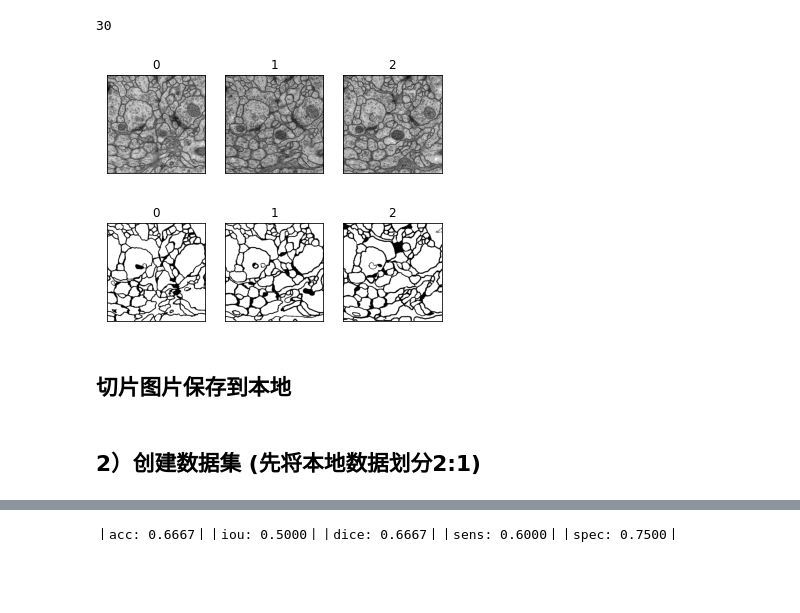
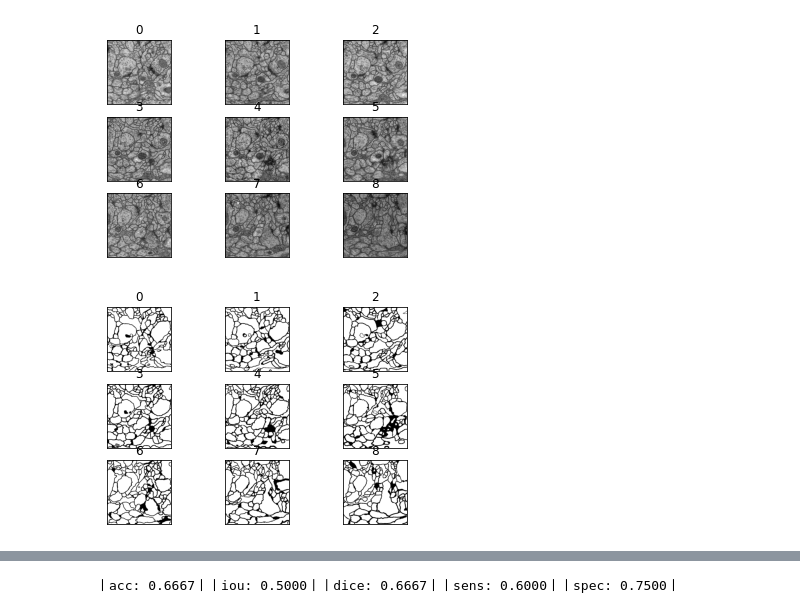
Before and after one commit to Cjl-MedSeg/U-Net, a Jupyter notebook: U-Net.ipynb, the cells around one changed output, grey strips where cells are left out. Cells and saved outputs as stored; diff of their text form; code cells hidden in the pictures; blank space fills up the shorter version.

```diff
--- a/U-Net.ipynb
+++ b/U-Net.ipynb
@@ -3,54 +54,37 @@
 # %%
-import os
-from collections import deque
-import multiprocessing
-import cv2
-from matplotlib import pyplot as plt
+from PIL import Image, ImageSequence
 import math
 import numpy as np
-from PIL import Image, ImageSequence
-import mindspore.dataset as ds
-import mindspore.dataset.vision as c_vision
-from mindspore.dataset.vision.utils import Inter
-from mindspore.communication.management import get_rank, get_group_size
-
 #显示下载好的数据
 train_image_path = "data/train-volume.tif"
 train_masks_path = "data/train-labels.tif"
 image = np.array([np.array(p) for p in ImageSequence.Iterator(Image.open(train_image_path))])
 masks = np.array([np.array(p) for p in ImageSequence.Iterator(Image.open(train_masks_path))])
 
 def show_image(image_list,num = 6):
-    '''
-    #image_list: 图像序列，numpy数组
-    #num: 显示图片的数量
-    '''
     img_titles = []
     img_draws = []
     for ind,img in enumerate(image_list):
         if ind == num:
             break
         img_titles.append(ind)
         img_draws.append(img)
 
     for i in range(len(img_titles)):
         if len(img_titles) > 6:
             row = 3
         elif 3<len(img_titles)<=6:
             row = 2
         else:
             row = 1
         col = math.ceil(len(img_titles)/row)
         plt.subplot(row,col,i+1),plt.imshow(img_draws[i],'gray')
         plt.title(img_titles[i])
         plt.xticks([]),plt.yticks([])
     plt.show()
 
-show_image(image,num = 3)
-show_image(masks,num = 3)
+show_image(image,num = 9)
+show_image(masks,num = 9)
 # %% [output]
-30
-[figure, old version]
+[figure, new version]
-[figure, old version]
+[figure, new version]
-# %% [markdown]
-## 切片图片保存到本地
@@ -74,2 +90,0 @@ for i in range(test.shape[0]):
-# %% [markdown]
-## 2）创建数据集 (先将本地数据划分2:1)
```
Also changed, not shown: parts of 29 cells of this notebook.
